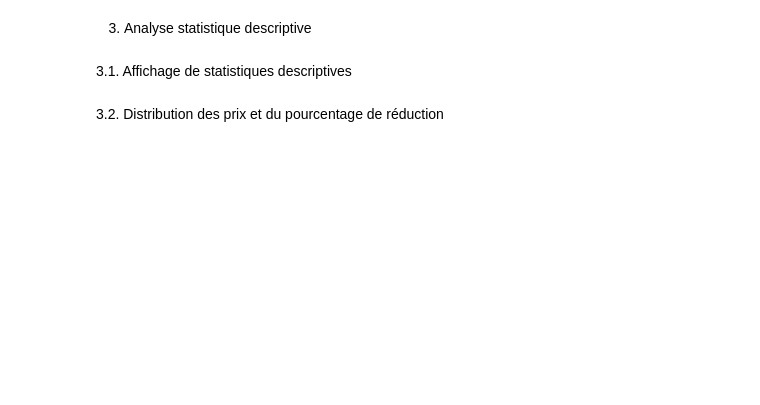
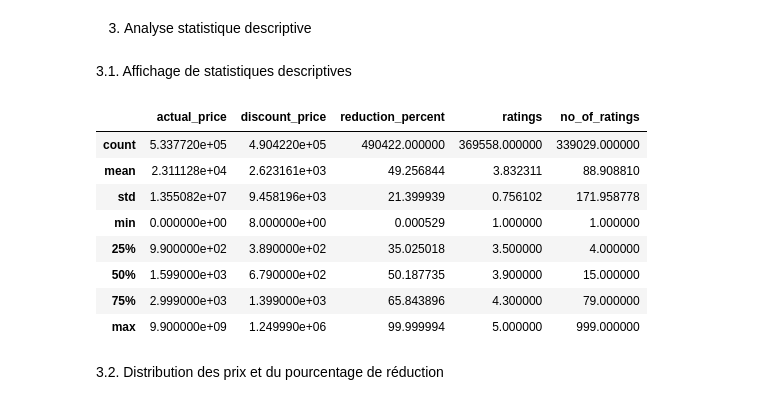
Before and after one commit to cyrileoppo/machine_learning_course, a Jupyter notebook: projet/project.ipynb, the cells around one changed output. Saved outputs shown, nothing was run; the diff lists cells and outputs as text; code cells hidden in the pictures; blank space fills up the shorter version.

```diff
--- a/projet/project.ipynb
+++ b/projet/project.ipynb
@@ -60,7 +97,17 @@ print(df_combined[['actual_price', 'discount_price', 'reduction_percent']].head(
 3.1. Affichage de statistiques descriptives
 # %%
 # Statistiques descriptives pour les colonnes numériques importantes
-print(df_combined[['actual_price', 'discount_price', 'reduction_percent', 'ratings', 'no_of_ratings']].describe())
+df_combined[['actual_price', 'discount_price', 'reduction_percent', 'ratings', 'no_of_ratings']].describe()
+# %% [output]
+|  | actual_price | discount_price | reduction_percent | ratings | no_of_ratings |
+| count | 5.337720e+05 | 4.904220e+05 | 490422.000000 | 369558.000000 | 339029.000000 |
+| mean | 2.311128e+04 | 2.623161e+03 | 49.256844 | 3.832311 | 88.908810 |
+| std | 1.355082e+07 | 9.458196e+03 | 21.399939 | 0.756102 | 171.958778 |
+| min | 0.000000e+00 | 8.000000e+00 | 0.000529 | 1.000000 | 1.000000 |
+| 25% | 9.900000e+02 | 3.890000e+02 | 35.025018 | 3.500000 | 4.000000 |
+| 50% | 1.599000e+03 | 6.790000e+02 | 50.187735 | 3.900000 | 15.000000 |
+| 75% | 2.999000e+03 | 1.399000e+03 | 65.843896 | 4.300000 | 79.000000 |
+| max | 9.900000e+09 | 1.249990e+06 | 99.999994 | 5.000000 | 999.000000 |
 # %% [markdown]
 3.2. Distribution des prix et du pourcentage de réduction
 # %%
```
Also changed, not shown: parts of 9 cells of this notebook.
